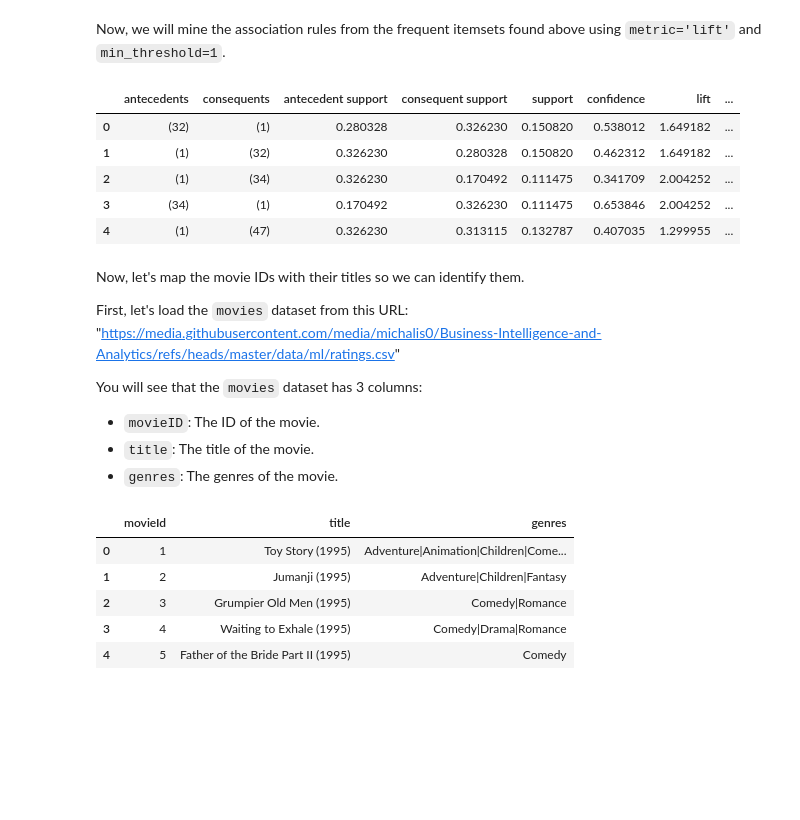
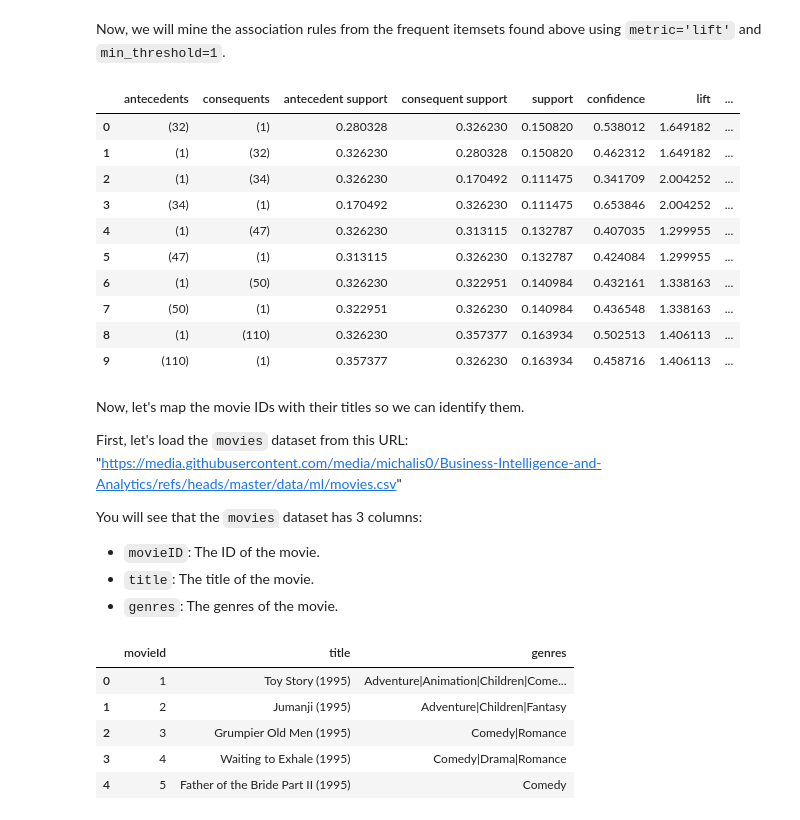
Before and after one commit to LemdjoM/Arduino, a Jupyter notebook: Assignment/assignment.ipynb, the cells around one changed output. Saved outputs shown, nothing was run; the diff lists cells and outputs as text; code cells hidden in the pictures; blank space fills up the shorter version.

```diff
--- a/Assignment/assignment.ipynb
+++ b/Assignment/assignment.ipynb
@@ -620,7 +677,7 @@ First, we need to find the frequent itemsets using the following configurations:
 # %%
 # Find the frequent itemsets
 
-freq_items = apriori(df_ratings_pivot, min_support=0.1, use_colnames=True)
+freq_items = apriori(df_ratings_pivot, min_support=0.1, max_len=2, use_colnames=True)
 freq_items.head(10)
 # %% [output]
 |  | support | itemsets |
@@ -645,20 +702,25 @@ Now, we will mine the association rules from the frequent itemsets found above u
 # %%
 # Find association rules
 
 rules = association_rules(freq_items, metric="lift", min_threshold=1)
 rules.sort_values(by="lift", ascending=False)
-rules.head()
+rules.head(10)
 # %% [output]
 |  | antecedents | consequents | antecedent support | consequent support | support | confidence | lift | ... |
 | 0 | (32) | (1) | 0.280328 | 0.326230 | 0.150820 | 0.538012 | 1.649182 | ... |
 | 1 | (1) | (32) | 0.326230 | 0.280328 | 0.150820 | 0.462312 | 1.649182 | ... |
 | 2 | (1) | (34) | 0.326230 | 0.170492 | 0.111475 | 0.341709 | 2.004252 | ... |
 | 3 | (34) | (1) | 0.170492 | 0.326230 | 0.111475 | 0.653846 | 2.004252 | ... |
 | 4 | (1) | (47) | 0.326230 | 0.313115 | 0.132787 | 0.407035 | 1.299955 | ... |
+| 5 | (47) | (1) | 0.313115 | 0.326230 | 0.132787 | 0.424084 | 1.299955 | ... |
+| 6 | (1) | (50) | 0.326230 | 0.322951 | 0.140984 | 0.432161 | 1.338163 | ... |
+| 7 | (50) | (1) | 0.322951 | 0.326230 | 0.140984 | 0.436548 | 1.338163 | ... |
+| 8 | (1) | (110) | 0.326230 | 0.357377 | 0.163934 | 0.502513 | 1.406113 | ... |
+| 9 | (110) | (1) | 0.357377 | 0.326230 | 0.163934 | 0.458716 | 1.406113 | ... |
 # %% [markdown]
 Now, let's map the movie IDs with their titles so we can identify them.
 
-First, let's load the `movies` dataset from this URL: "https://media.githubusercontent.com/media/michalis0/Business-Intelligence-and-Analytics/refs/heads/master/data/ml/ratings.csv"
+First, let's load the `movies` dataset from this URL: "https://media.githubusercontent.com/media/michalis0/Business-Intelligence-and-Analytics/refs/heads/master/data/ml/movies.csv"
 
 You will see that the `movies` dataset has 3 columns:
 - `movieID`: The ID of the movie.
```
Also changed, not shown: parts of 32 cells of this notebook.
